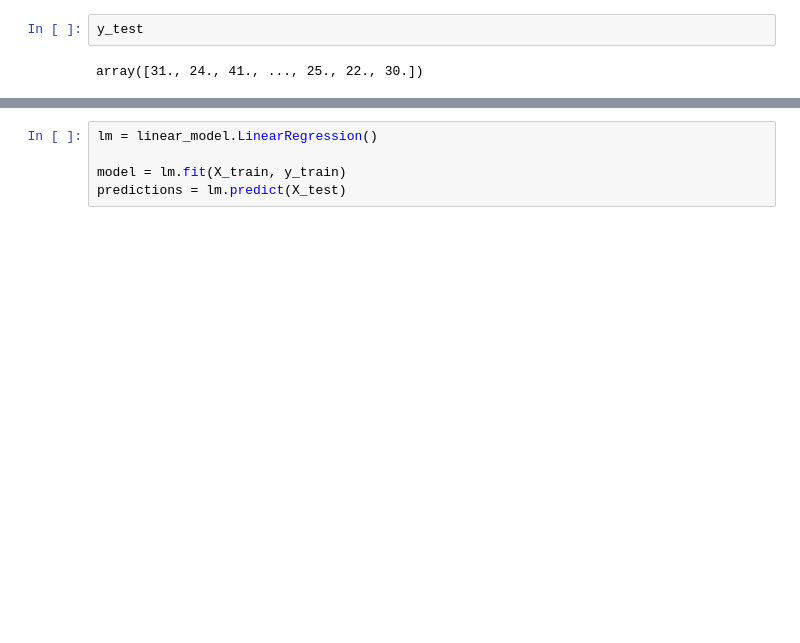
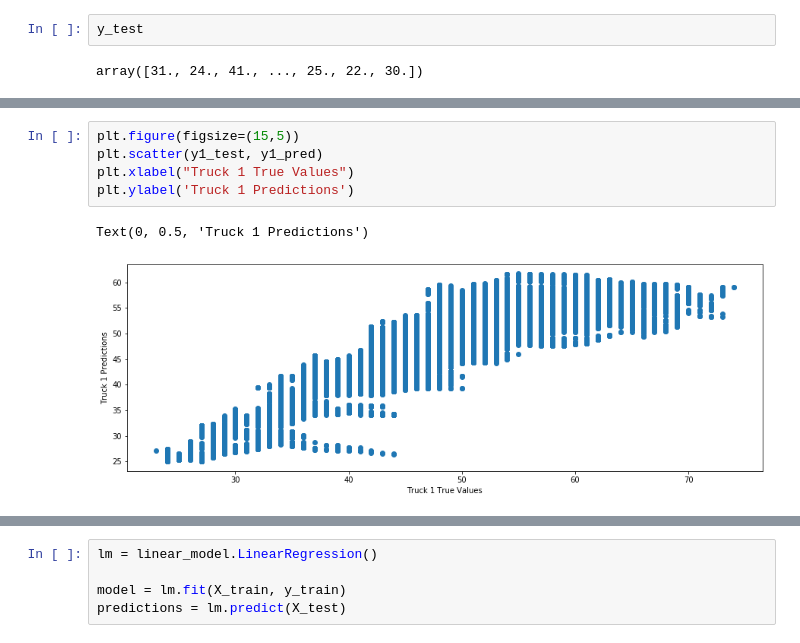
Before and after one commit to UNCG-CSE/Volvo_Truck_Analytics, a Jupyter notebook: src/Regression Line for Temperature Analysis.ipynb, the cells around one changed output, grey strips where cells are left out. Drawn from its saved outputs; the diff is of its cells as text; blank space fills up the shorter version.

```diff
--- a/src/Regression Line for Temperature Analysis.ipynb
+++ b/src/Regression Line for Temperature Analysis.ipynb
@@ -123,0 +236,8 @@ Text(0, 0.5, 'Predictions')
+# %%
+plt.figure(figsize=(15,5))
+plt.scatter(y1_test, y1_pred)
+plt.xlabel("Truck 1 True Values")
+plt.ylabel('Truck 1 Predictions')
+# %% [output]
+Text(0, 0.5, 'Truck 1 Predictions')
+[figure, added]
```
Also changed, not shown: parts of 42 cells of this notebook, 1 other file.
